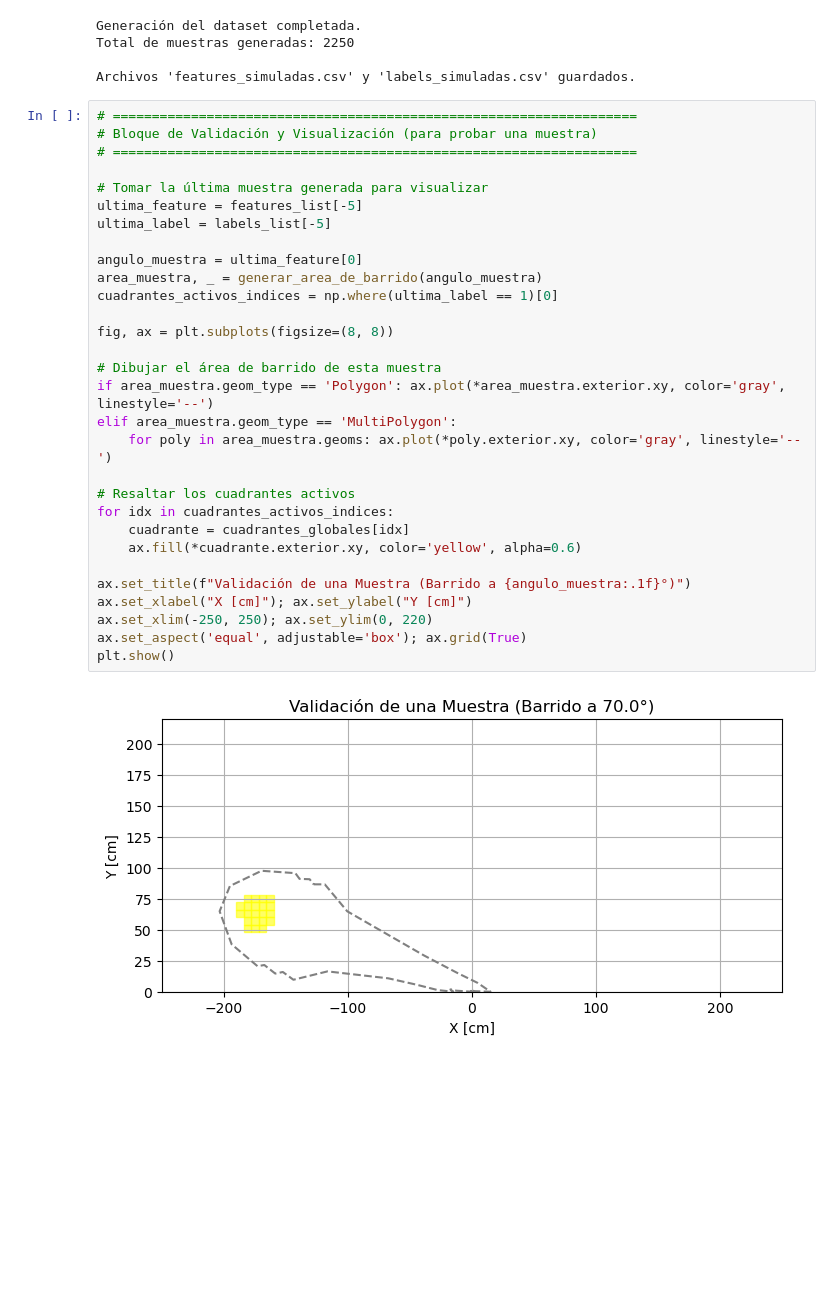
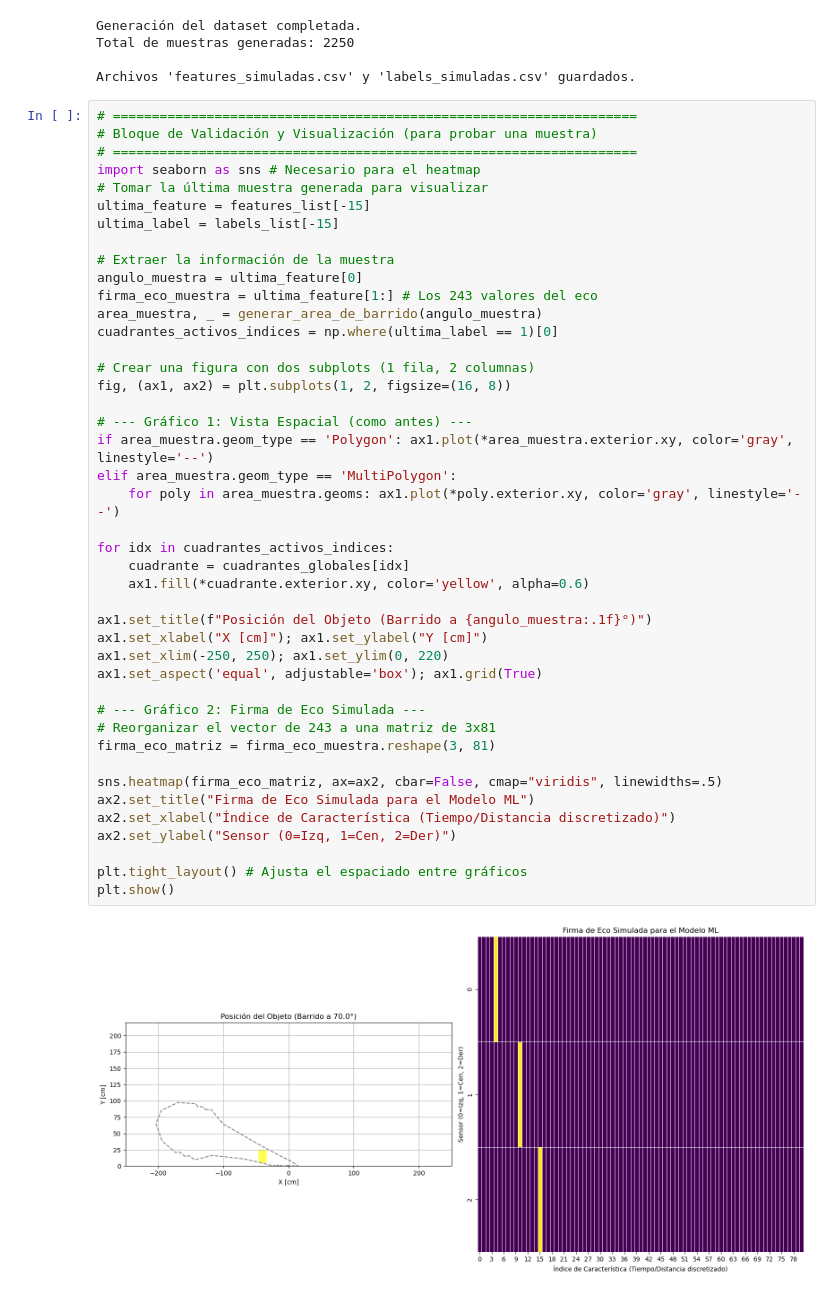
Before and after one commit to Juanpmartinez180/Data-Science-Projects, a Jupyter notebook: ultrasonic_radar/data_generation_anaysis_updated.ipynb, the cells around one changed output. Saved outputs shown, nothing was run; the diff lists cells and outputs as text; blank space fills up the shorter version.

```diff
--- a/ultrasonic_radar/data_generation_anaysis_updated.ipynb
+++ b/ultrasonic_radar/data_generation_anaysis_updated.ipynb
@@ -560,32 +560,45 @@ Archivos 'features_simuladas.csv' y 'labels_simuladas.csv' guardados.
 # %%
 # ===================================================================
 # Bloque de Validación y Visualización (para probar una muestra)
 # ===================================================================
+import seaborn as sns # Necesario para el heatmap
+# Tomar la última muestra generada para visualizar
+ultima_feature = features_list[-15]
+ultima_label = labels_list[-15]
 
-# Tomar la última muestra generada para visualizar
-ultima_feature = features_list[-5]
-ultima_label = labels_list[-5]
-
+# Extraer la información de la muestra
 angulo_muestra = ultima_feature[0]
+firma_eco_muestra = ultima_feature[1:] # Los 243 valores del eco
 area_muestra, _ = generar_area_de_barrido(angulo_muestra)
 cuadrantes_activos_indices = np.where(ultima_label == 1)[0]
 
-fig, ax = plt.subplots(figsize=(8, 8))
+# Crear una figura con dos subplots (1 fila, 2 columnas)
+fig, (ax1, ax2) = plt.subplots(1, 2, figsize=(16, 8))
 
-# Dibujar el área de barrido de esta muestra
-if area_muestra.geom_type == 'Polygon': ax.plot(*area_muestra.exterior.xy, color='gray', linestyle='--')
+# --- Gráfico 1: Vista Espacial (como antes) ---
+if area_muestra.geom_type == 'Polygon': ax1.plot(*area_muestra.exterior.xy, color='gray', linestyle='--')
 elif area_muestra.geom_type == 'MultiPolygon':
-    for poly in area_muestra.geoms: ax.plot(*poly.exterior.xy, color='gray', linestyle='--')
+    for poly in area_muestra.geoms: ax1.plot(*poly.exterior.xy, color='gray', linestyle='--')
 
-# Resaltar los cuadrantes activos
 for idx in cuadrantes_activos_indices:
     cuadrante = cuadrantes_globales[idx]
-    ax.fill(*cuadrante.exterior.xy, color='yellow', alpha=0.6)
+    ax1.fill(*cuadrante.exterior.xy, color='yellow', alpha=0.6)
 
-ax.set_title(f"Validación de una Muestra (Barrido a {angulo_muestra:.1f}°)")
-ax.set_xlabel("X [cm]"); ax.set_ylabel("Y [cm]")
-ax.set_xlim(-250, 250); ax.set_ylim(0, 220)
-ax.set_aspect('equal', adjustable='box'); ax.grid(True)
+ax1.set_title(f"Posición del Objeto (Barrido a {angulo_muestra:.1f}°)")
+ax1.set_xlabel("X [cm]"); ax1.set_ylabel("Y [cm]")
+ax1.set_xlim(-250, 250); ax1.set_ylim(0, 220)
+ax1.set_aspect('equal', adjustable='box'); ax1.grid(True)
+
+# --- Gráfico 2: Firma de Eco Simulada ---
+# Reorganizar el vector de 243 a una matriz de 3x81
+firma_eco_matriz = firma_eco_muestra.reshape(3, 81)
+
+sns.heatmap(firma_eco_matriz, ax=ax2, cbar=False, cmap="viridis", linewidths=.5)
+ax2.set_title("Firma de Eco Simulada para el Modelo ML")
+ax2.set_xlabel("Índice de Característica (Tiempo/Distancia discretizado)")
+ax2.set_ylabel("Sensor (0=Izq, 1=Cen, 2=Der)")
+
+plt.tight_layout() # Ajusta el espaciado entre gráficos
 plt.show()
 # %% [output]
-[figure, old version]
+[figure, new version]
```
Also changed, not shown: parts of 10 cells of this notebook.
